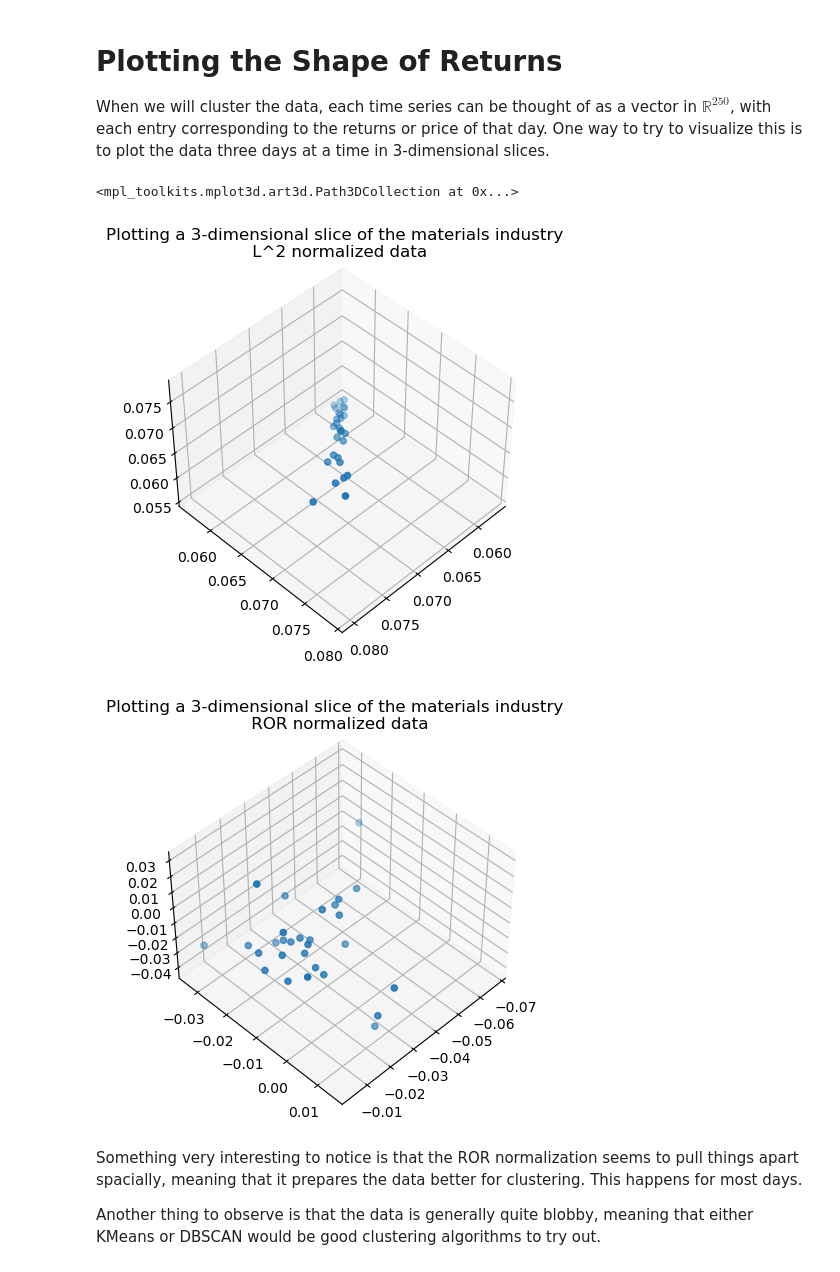
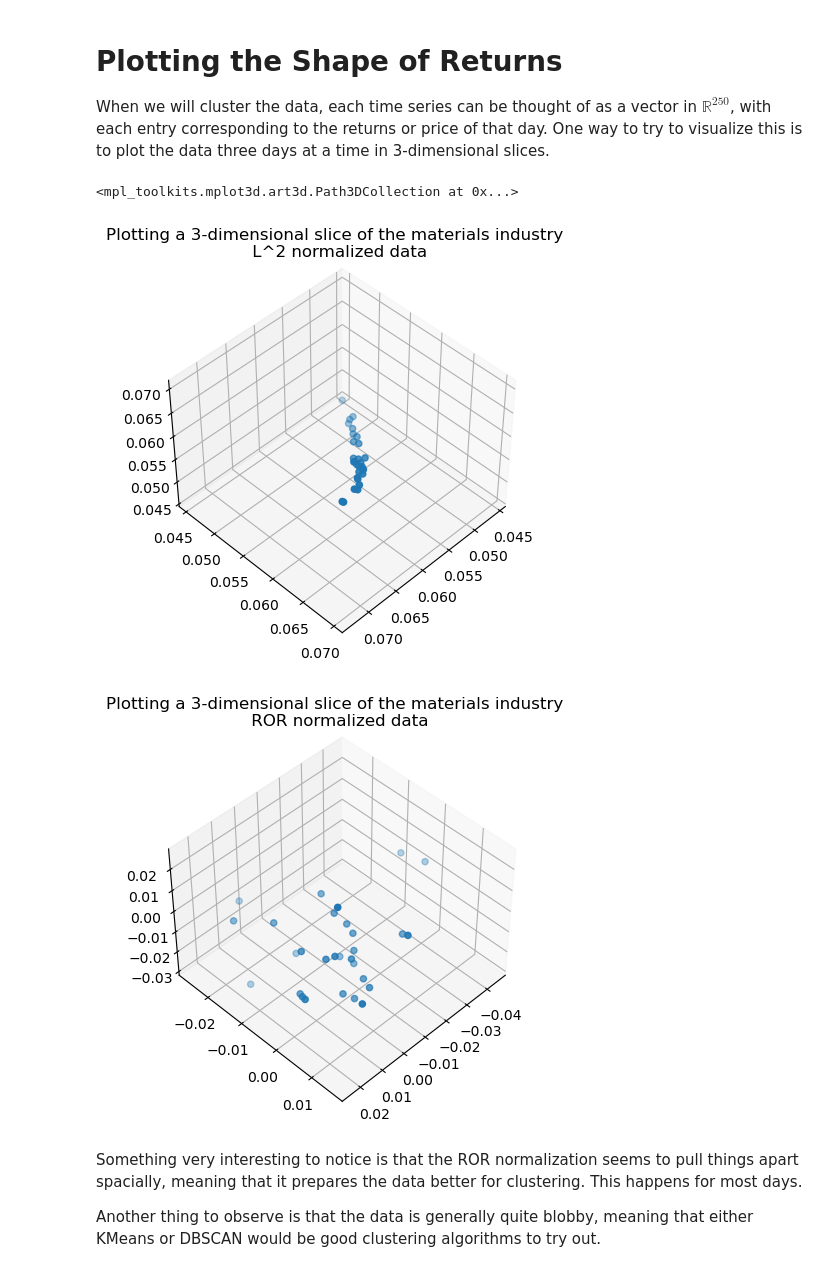
Before and after one commit to AssafBarNatan/SP500-clustering, a Jupyter notebook: EDA.ipynb, the cells around one changed output. Drawn from its saved outputs; the diff is of its cells as text; code cells hidden in the pictures.

```diff
--- a/EDA.ipynb
+++ b/EDA.ipynb
@@ -223,25 +223,25 @@ plt.show()
 # Plotting the Shape of Returns
 When we will cluster the data, each time series can be thought of as a vector in $\mathbb{R}^{250}$, with each entry corresponding to the returns or price of that day. One way to try to visualize this is to plot the data three days at a time in 3-dimensional slices.
 # %%
-i = 23 # set the day here.
+i = 198 # set the day here.
 
 fig = plt.figure()
 ax = fig.add_subplot(projection='3d')
 ax.set_title("Plotting a 3-dimensional slice of the materials industry \n L^2 normalized data")
 ax.view_init(45,45)
 df = closing_prices_l2[MaterialsCols]
 ax.scatter(xs = df[i:i+1].values, ys = df[i+1:i+2].values, zs = df[i+2:i+3].values)
 
 fig = plt.figure()
 ax = fig.add_subplot(projection='3d')
 ax.set_title("Plotting a 3-dimensional slice of the materials industry \n ROR normalized data")
 ax.view_init(45,45)
 df = ROR[MaterialsCols]
 ax.scatter(xs = df[i:i+1].values, ys = df[i+1:i+2].values, zs = df[i+2:i+3].values)
 # %% [output]
 <mpl_toolkits.mplot3d.art3d.Path3DCollection at 0x...>
-[figure, old version]
+[figure, new version]
-[figure, old version]
+[figure, new version]
 # %% [markdown]
 Something very interesting to notice is that the ROR normalization seems to pull things apart spacially, meaning that it prepares the data better for clustering. This happens for most days.
 
```
